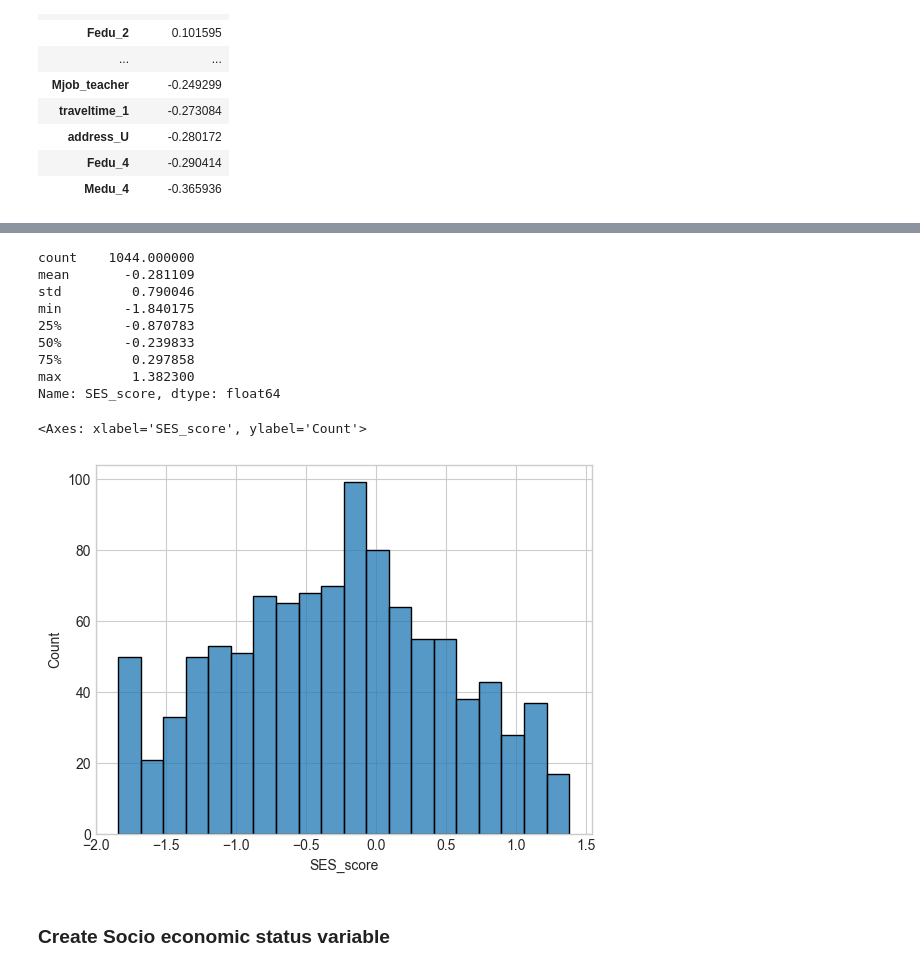
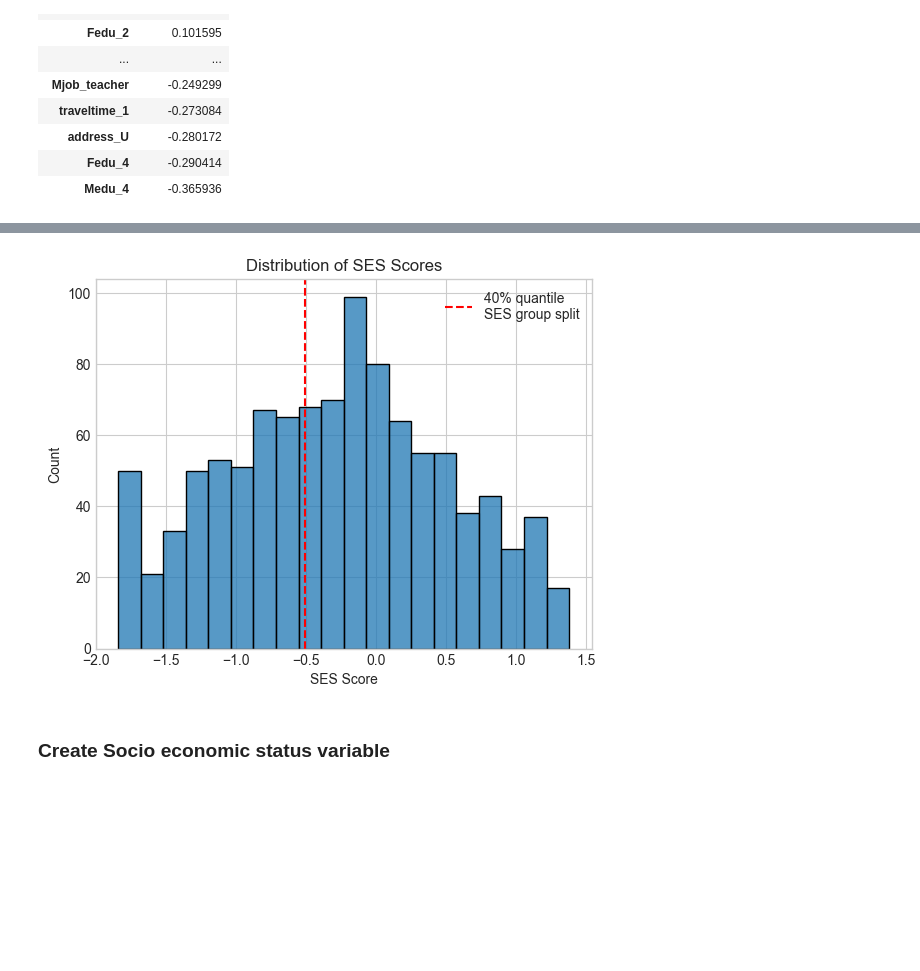
Before and after one commit to CasperAntonPoulsen/AlgoFainessExam, a Jupyter notebook: src/ses_inference.ipynb, the cells around one changed output, grey strips where cells are left out. Saved outputs shown, nothing was run; the diff lists cells and outputs as text; code cells hidden in the pictures; blank space fills up the shorter version.

```diff
--- a/src/ses_inference.ipynb
+++ b/src/ses_inference.ipynb
@@ -229,35 +275,38 @@ Matplotlib is currently using module://matplotlib_inline.backend_inline, which i
 # %%
-# aggregate factor scores for each row to calculate SES scores
-fs = {}
+# Aggregate factor scores for each row to calculate SES scores
+ses_scores = {}
 
 for idx, row in df_ohe.iterrows():
-    current_fs = 0
+    current_ses_score = 0
 
-    # for each value in current row
+    # Calculate the SES score for each row based on the one-hot encoded features
     for i in range(len(row)):
         if row[i] == 1:
             current_feature = df_ohe.columns[i]
-            current_fs += factor_scores_df.loc[current_feature].values[0]
+            current_ses_score += factor_scores_df.loc[current_feature].values[0]
 
-    fs[idx] = current_fs
+    ses_scores[idx] = current_ses_score
 
-df_ohe['SES_score'] = pd.DataFrame.from_dict(fs, orient='index', columns=['factor_score'])['factor_score']
+# Add SES scores to the original DataFrame
+df_ohe['SES_score'] = pd.DataFrame.from_dict(ses_scores, orient='index', columns=['SES_score'])['SES_score']
 
-display(df_ohe['SES_score'].describe())
+# Plot the distribution of SES scores
+sns.histplot(df_ohe['SES_score'], bins=20)
+plt.title("Distribution of SES Scores")
+plt.xlabel("SES Score")
 
-sns.histplot(df_ohe['SES_score'], bins=20)
+# Add a vertical line at the 40% quantile
+quantile_40 = df_ohe['SES_score'].quantile(0.4)
+plt.axvline(x=quantile_40, color='red', linestyle='dashed', label='40% quantile\nSES group split')
+plt.legend()
+
+# Save the plot to a file
+plt.savefig("plots/ses_score_distribution.png", transparent=True, bbox_inches="tight", dpi=300)
+
+# Show the plot
+plt.show()
 # %% [output]
-count    1044.000000
-mean       -0.281109
-std         0.790046
-min        -1.840175
-25%        -0.870783
-50%        -0.239833
-75%         0.297858
-max         1.382300
-Name: SES_score, dtype: float64
-<Axes: xlabel='SES_score', ylabel='Count'>
-[figure, old version]
+[figure, new version]
 # %% [markdown]
 ### Create Socio economic status variable
 # %%
```
Also changed, not shown: parts of 9 cells of this notebook, 8 other files.
